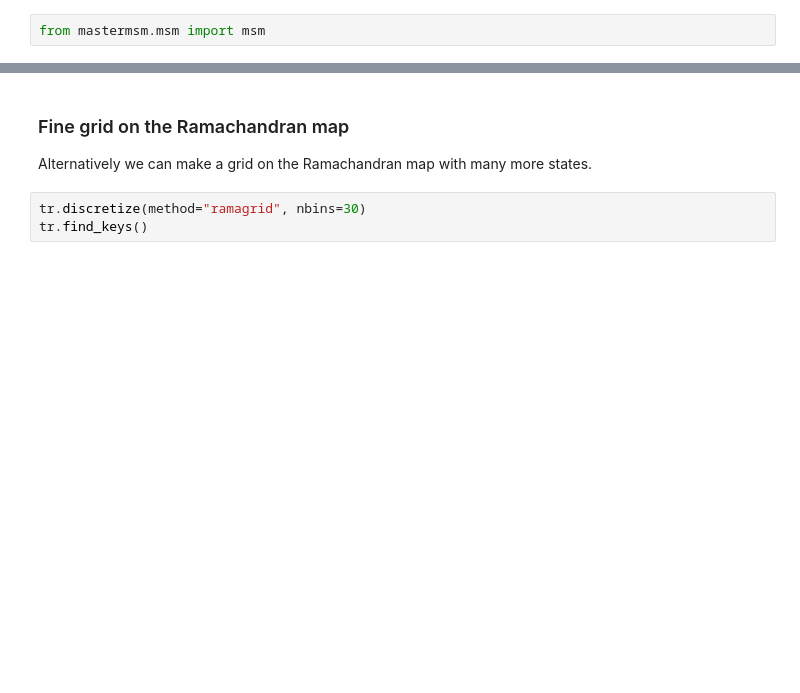
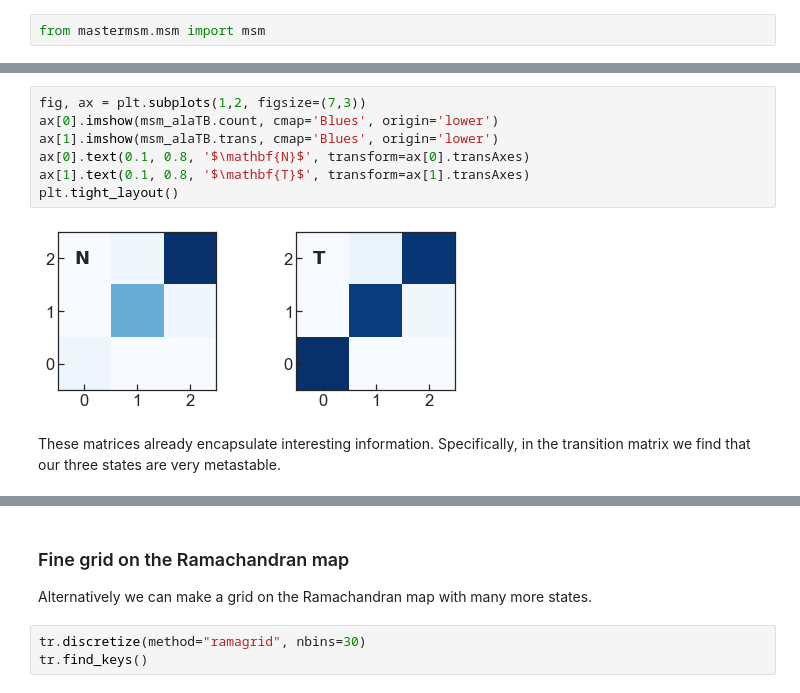
Before and after one commit to BioKT/MasterMSM, a Jupyter notebook: examples/alanine_dipeptide/ala_dipeptide_discretize.ipynb, the cells around one changed output, grey strips where cells are left out. Saved outputs shown, nothing was run; the diff lists cells and outputs as text; blank space fills up the shorter version.

```diff
--- a/examples/alanine_dipeptide/ala_dipeptide_discretize.ipynb
+++ b/examples/alanine_dipeptide/ala_dipeptide_discretize.ipynb
@@ -92,0 +108,11 @@ from mastermsm.msm import msm
+# %%
+fig, ax = plt.subplots(1,2, figsize=(7,3))
+ax[0].imshow(msm_alaTB.count, cmap='Blues', origin='lower')
+ax[1].imshow(msm_alaTB.trans, cmap='Blues', origin='lower')
+ax[0].text(0.1, 0.8, '$\mathbf{N}$', transform=ax[0].transAxes)
+ax[1].text(0.1, 0.8, '$\mathbf{T}$', transform=ax[1].transAxes)
+plt.tight_layout()
+# %% [output]
+[figure, added]
+# %% [markdown]
+These matrices already encapsulate interesting information. Specifically, in the transition matrix we find that our three states are very metastable.
```
Also changed, not shown: parts of 47 cells of this notebook.
